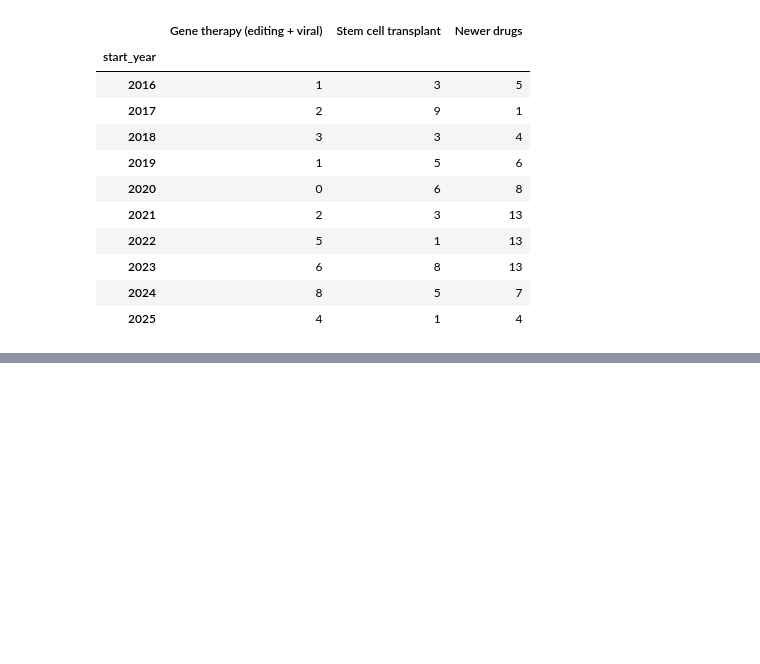
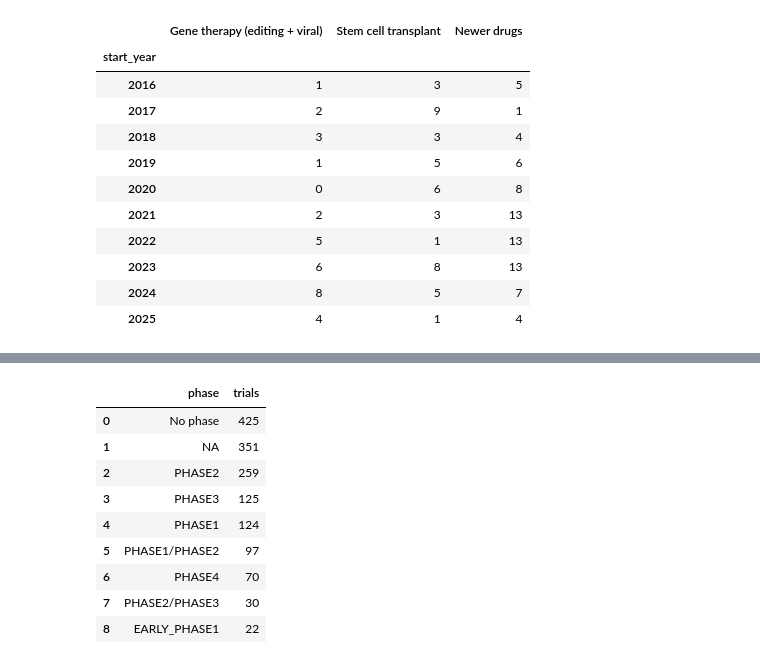
Before and after one commit to Chidera-Obiajunwa/sickle-cell-trial-landscape, a Jupyter notebook: sickle_cell_trials.ipynb, the cells around one changed output, grey strips where cells are left out. Saved outputs shown, nothing was run; the diff lists cells and outputs as text; code cells hidden in the pictures; blank space fills up the shorter version.

```diff
--- a/sickle_cell_trials.ipynb
+++ b/sickle_cell_trials.ipynb
@@ -575,0 +620,18 @@ under-counted because trials are often registered after they start (**reporting
+# %%
+pd.read_sql("""
+SELECT phase, COUNT (*) AS trials
+FROM trials
+GROUP BY phase
+ORDER BY trials DESC
+""",conn)
+# %% [output]
+|  | phase | trials |
+| 0 | No phase | 425 |
+| 1 | NA | 351 |
+| 2 | PHASE2 | 259 |
+| 3 | PHASE3 | 125 |
+| 4 | PHASE1 | 124 |
+| 5 | PHASE1/PHASE2 | 97 |
+| 6 | PHASE4 | 70 |
+| 7 | PHASE2/PHASE3 | 30 |
+| 8 | EARLY_PHASE1 | 22 |
```
Also changed, not shown: parts of 18 cells of this notebook.
